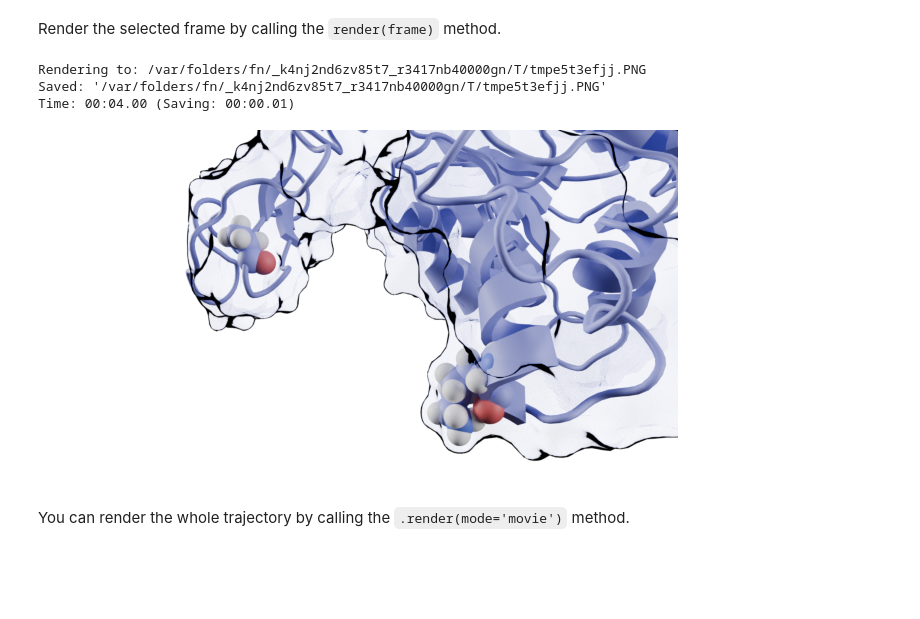
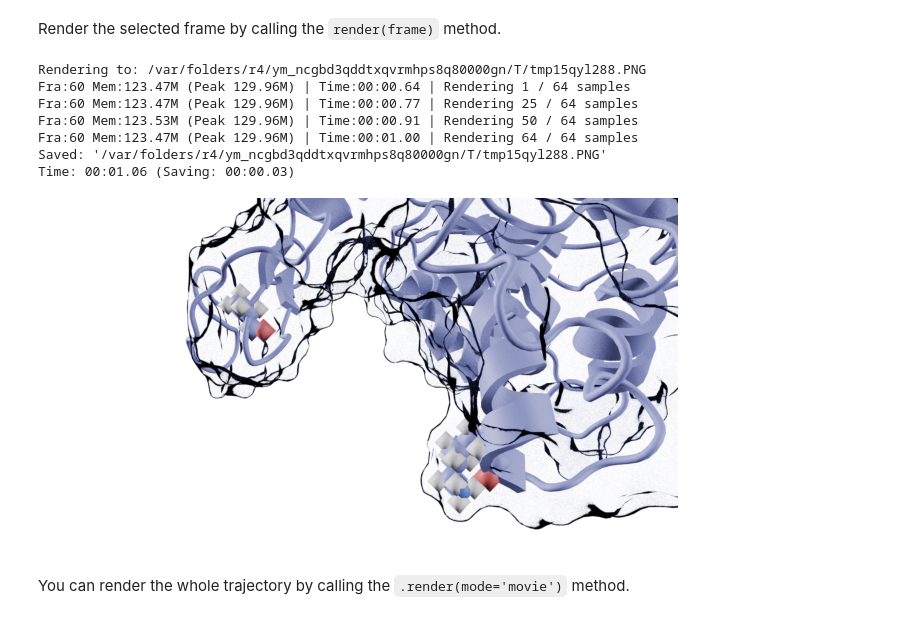
Before and after one commit to yuxuanzhuang/ggmolvis, a Jupyter notebook: examples/ggmolvis_basic.ipynb, the cells around one changed output. Saved outputs shown, nothing was run; the diff lists cells and outputs as text; code cells hidden in the pictures; blank space fills up the shorter version.

Commit message:
more render options

```diff
--- a/examples/ggmolvis_basic.ipynb
+++ b/examples/ggmolvis_basic.ipynb
@@ -58,11 +67,15 @@ residue_mol.render()
 # %% [markdown]
 Render the selected frame by calling the `render(frame)` method.
 # %%
-residue_mol.render(frame=60)
+residue_mol.render(frame=60, engine="EEVEE")
 # %% [output]
-Rendering to: /var/folders/fn/_k4nj2nd6zv85t7_r3417nb40000gn/T/tmpe5t3efjj.PNG
-Saved: '/var/folders/fn/_k4nj2nd6zv85t7_r3417nb40000gn/T/tmpe5t3efjj.PNG'
-Time: 00:04.00 (Saving: 00:00.01)
+Rendering to: /var/folders/r4/ym_ncgbd3qddtxqvrmhps8q80000gn/T/tmp15qyl288.PNG
+Fra:60 Mem:123.47M (Peak 129.96M) | Time:00:00.64 | Rendering 1 / 64 samples
+Fra:60 Mem:123.47M (Peak 129.96M) | Time:00:00.77 | Rendering 25 / 64 samples
+Fra:60 Mem:123.53M (Peak 129.96M) | Time:00:00.91 | Rendering 50 / 64 samples
+Fra:60 Mem:123.47M (Peak 129.96M) | Time:00:01.00 | Rendering 64 / 64 samples
+Saved: '/var/folders/r4/ym_ncgbd3qddtxqvrmhps8q80000gn/T/tmp15qyl288.PNG'
+Time: 00:01.06 (Saving: 00:00.03)
-[figure, old version]
+[figure, new version]
 # %% [markdown]
 You can render the whole trajectory by calling the `.render(mode='movie')` method.
```
Also changed, not shown: parts of 10 cells of this notebook, 4 other files.
